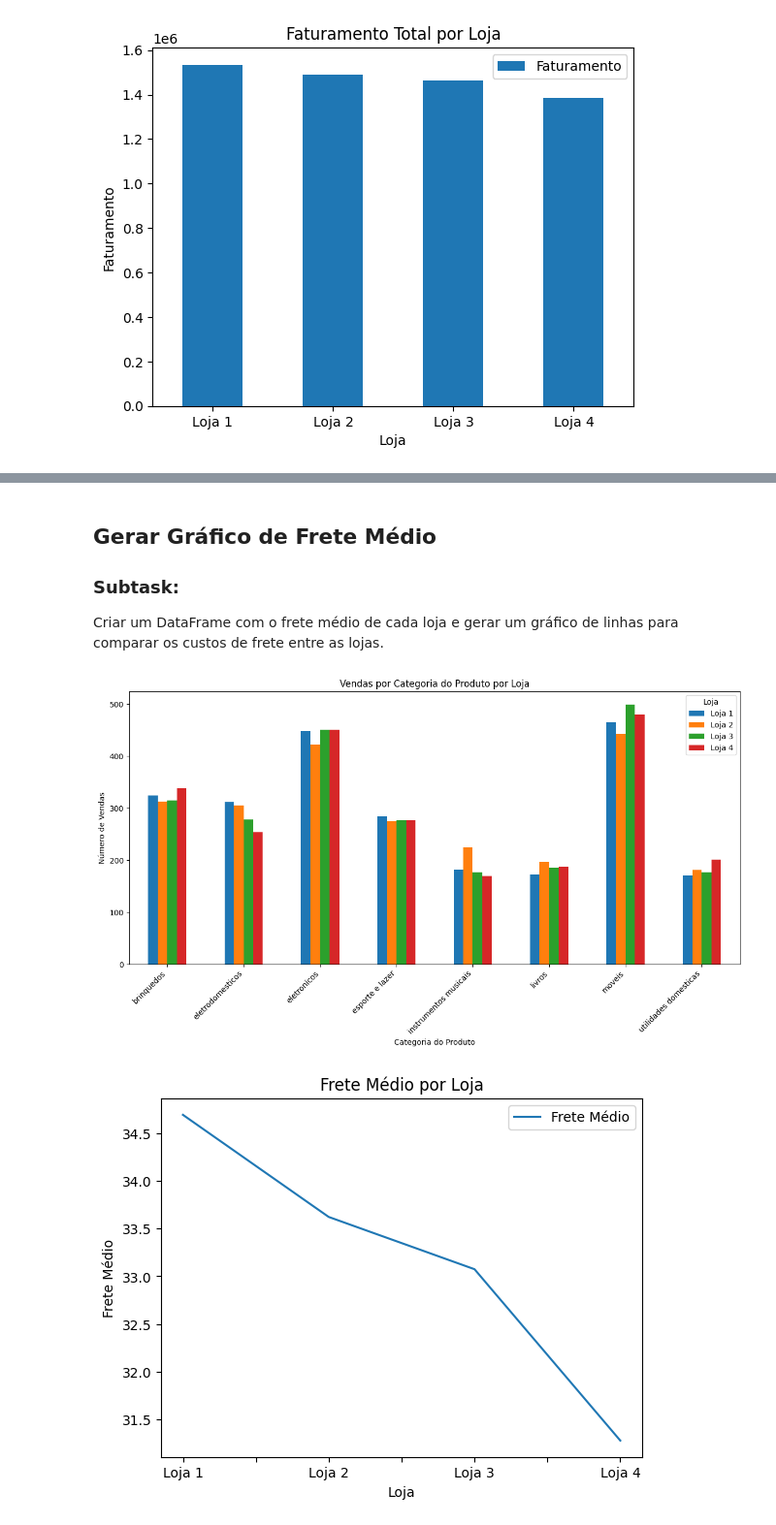
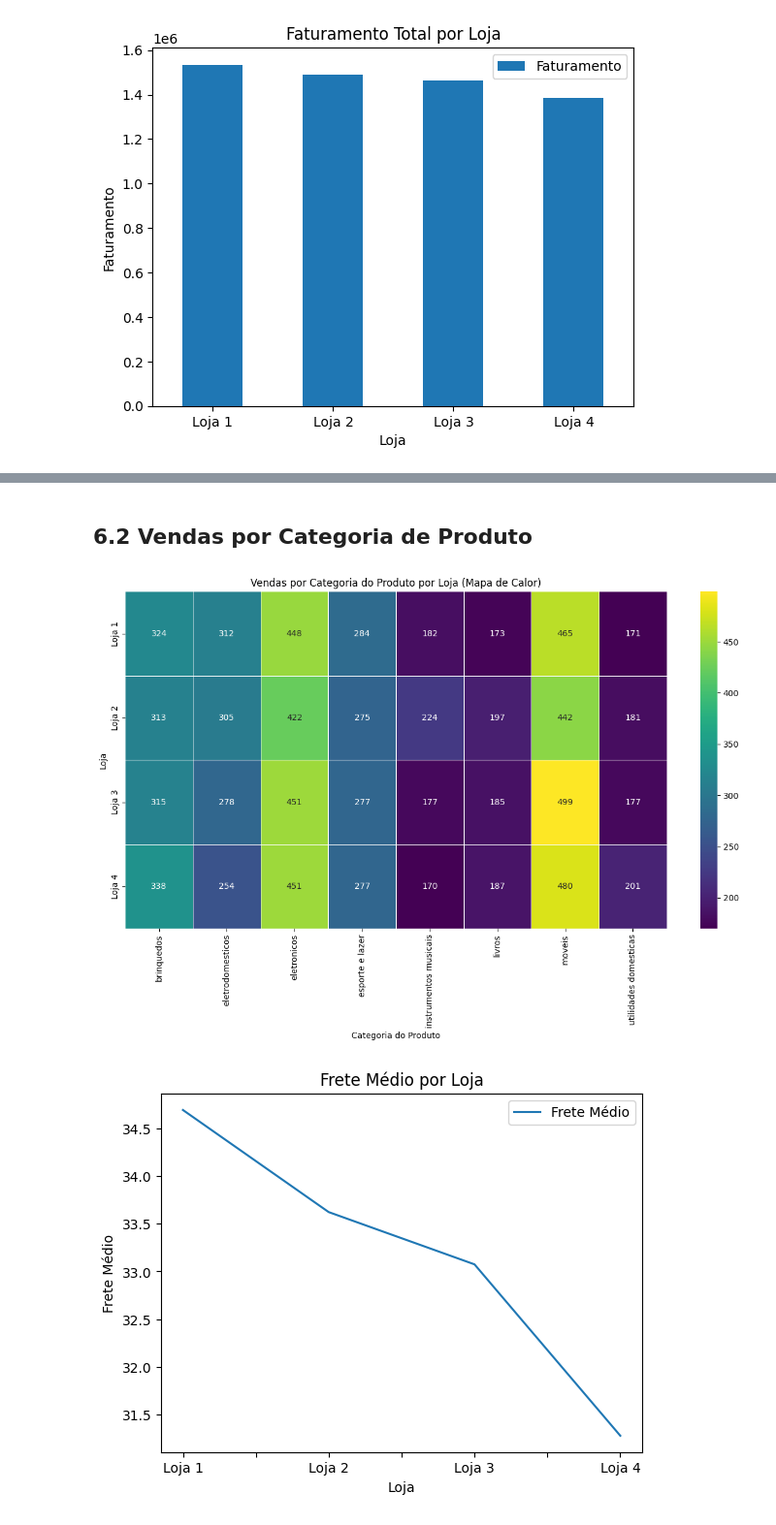
Before and after one commit to EliasNote/challenge1-data-science, a Jupyter notebook: AluraStoreBrasil.ipynb, the cells around one changed output, grey strips where cells are left out. Shown at 97% size. Drawn from its saved outputs; the diff is of its cells as text; code cells hidden in the pictures.

```diff
--- a/AluraStoreBrasil.ipynb
+++ b/AluraStoreBrasil.ipynb
@@ -122,31 +114,17 @@ Generate and visualize the average customer rating per store using a horizontal
-# %% [markdown]
-## Gerar Gráfico de Frete Médio
-
-### Subtask:
-Criar um DataFrame com o frete médio de cada loja e gerar um gráfico de linhas para comparar os custos de frete entre as lojas.
-# %%
-import pandas as pd
-import matplotlib.pyplot as plt
-
-# Combine category counts from all stores into a single DataFrame
-all_categories = pd.DataFrame({
-    'Loja 1': loja1_cat,
-    'Loja 2': loja2_cat,
-    'Loja 3': loja3_cat,
-    'Loja 4': loja4_cat
-}).fillna(0)
-
-# Plotting the grouped bar chart
-all_categories.plot(kind='bar', figsize=(12, 7))
-plt.title('Vendas por Categoria do Produto por Loja')
-plt.xlabel('Categoria do Produto')
-plt.ylabel('Número de Vendas')
-plt.xticks(rotation=45, ha='right')
-plt.legend(title='Loja')
-plt.tight_layout()
-plt.show()
-# %% [output]
-[figure, removed]
+# %% [markdown]
+## 6.2 Vendas por Categoria de Produto
+# %%
+import seaborn as sns
+
+plt.figure(figsize=(12, 8))
+sns.heatmap(all_categories.T, annot=True, fmt='g', cmap='viridis', linewidths=.5)
+plt.title('Vendas por Categoria do Produto por Loja (Mapa de Calor)')
+plt.xlabel('Categoria do Produto')
+plt.ylabel('Loja')
+plt.tight_layout()
+plt.show()
+# %% [output]
+[figure, added]
 # %%
 frete_medio_loja = pd.DataFrame({
     'Loja': ['Loja 1', 'Loja 2', 'Loja 3', 'Loja 4'],
```
Also changed, not shown: parts of 17 cells of this notebook.
